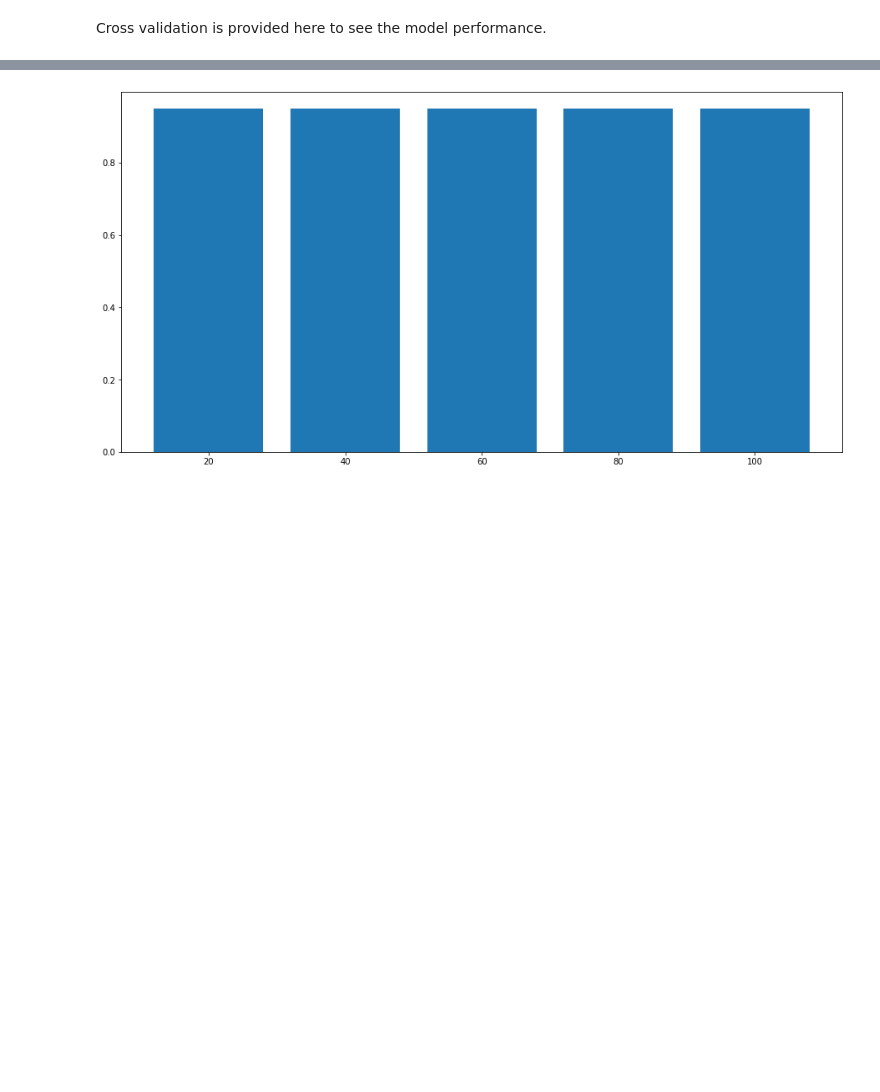
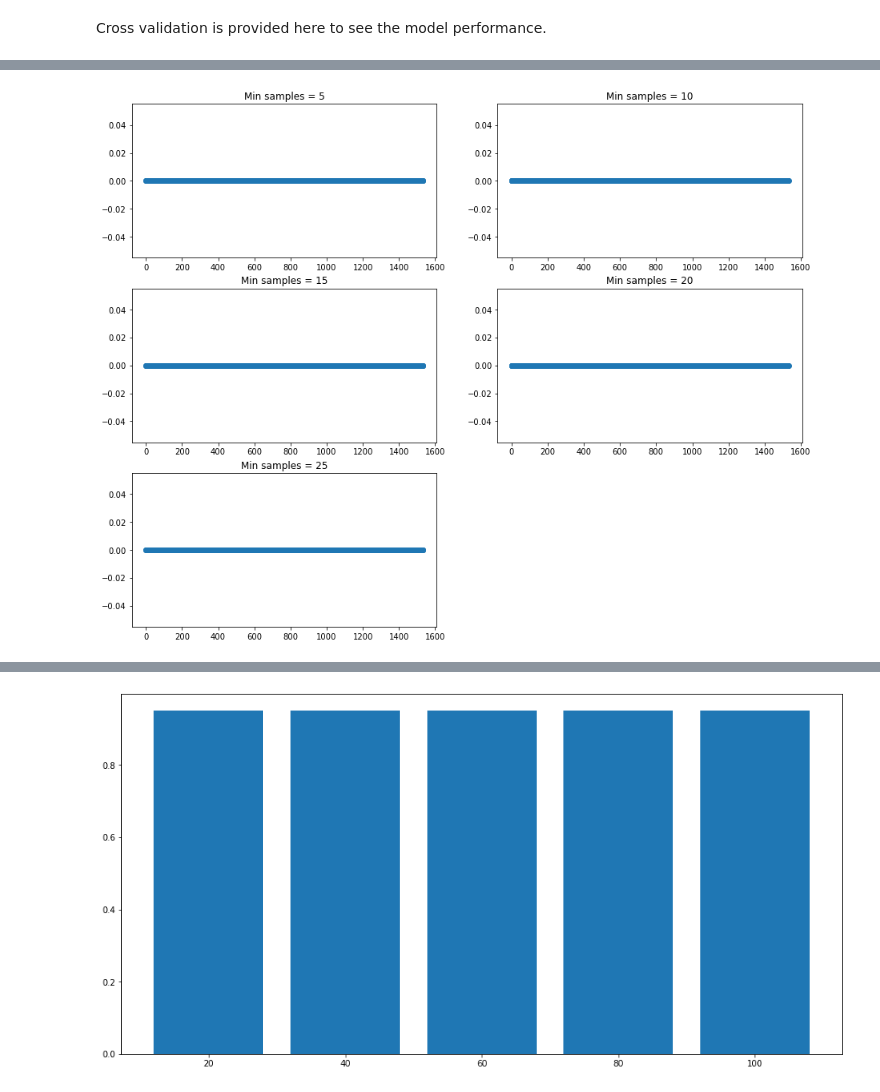
Before and after one commit to NiloJaticoII/STINTSY-Machine-Learning, a Jupyter notebook: MCO_Machine_Learning_Stroke_prediction.ipynb, the cells around one changed output, grey strips where cells are left out. Cells and saved outputs as stored; diff of their text form; code cells hidden in the pictures; blank space fills up the shorter version.

```diff
--- a/MCO_Machine_Learning_Stroke_prediction.ipynb
+++ b/MCO_Machine_Learning_Stroke_prediction.ipynb
@@ -541,0 +537,16 @@ ax1.scatter(SVC_scores[:15], SVC_scores[:15], color='g', label='svc')
+# %%
+plt_ctr = 1
+plt.figure(figsize=(15,12))
+values = [5, 10, 15, 20, 25]
+
+for val in values:
+    dtr = DecisionTreeClassifier(criterion=dtc_result.get("criterion"), max_depth= dtc_result.get("max_depth"), min_samples_leaf=dtc_result.get("min_samples_leaf"))
+    plt.subplot(3,2,plt_ctr)
+    dtr.fit(x_train,y_train)
+    predictions = dtr.predict(x_test)
+    plt.scatter(np.arange(0,len(x_test),1), predictions)
+    plt.title("Min samples = "+ str(val))
+
+    plt_ctr += 1
+# %% [output]
+[figure, added]
```
Also changed, not shown: parts of 20 cells of this notebook, 2 other files.
